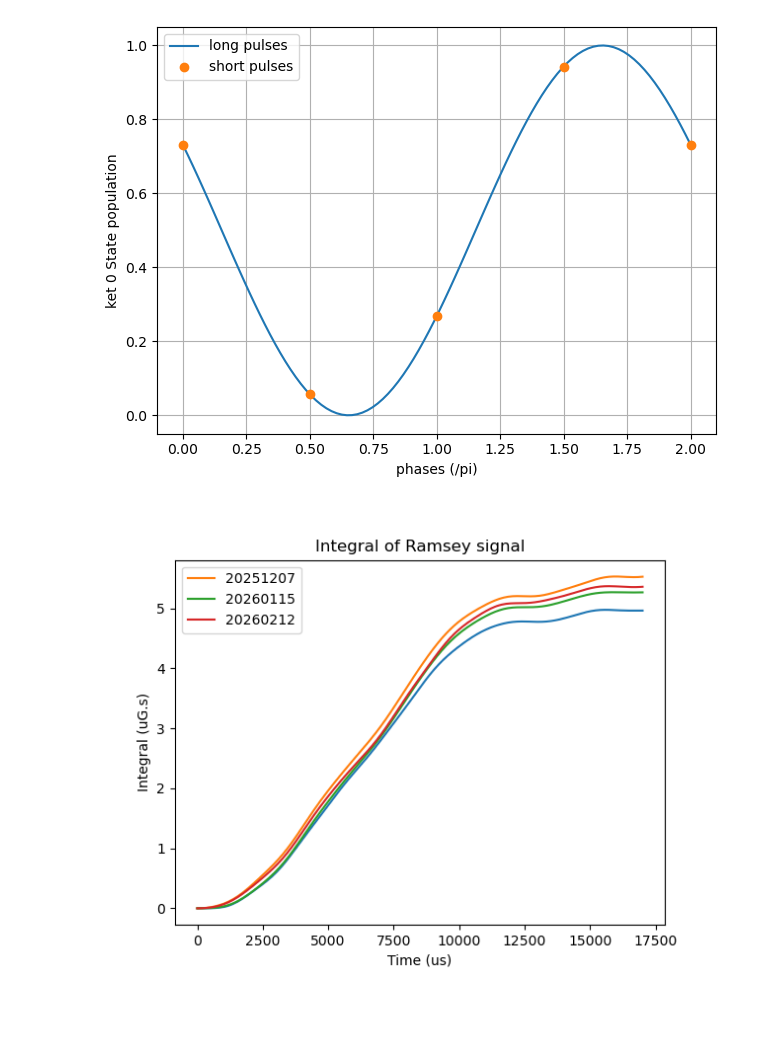
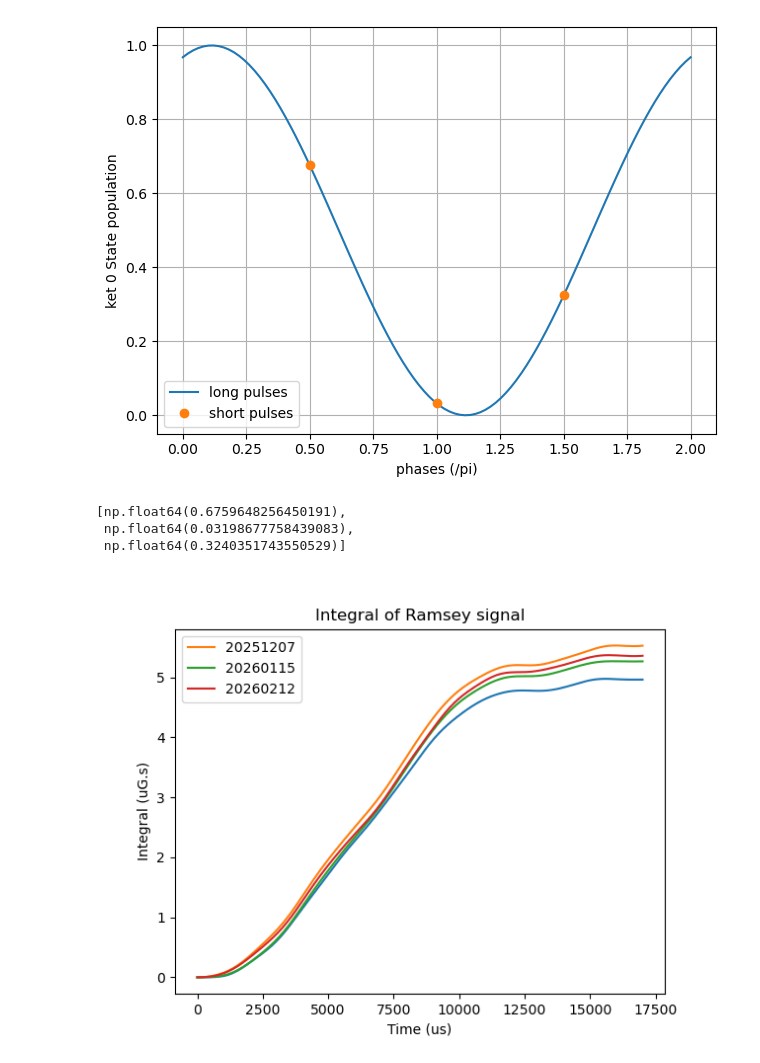
Before and after one commit to GauravTathed/PhD_python_scripts, a Jupyter notebook: Fast_Ramsey_calibrations/Fast_bussed_ramsey_calibrations.ipynb, the cells around one changed output. Cells and saved outputs as stored; diff of their text form; code cells hidden in the pictures; blank space fills up the shorter version.

Commit message:
Uncertainty analysis on bussed ramsey experiments

```diff
--- a/Fast_Ramsey_calibrations/Fast_bussed_ramsey_calibrations.ipynb
+++ b/Fast_Ramsey_calibrations/Fast_bussed_ramsey_calibrations.ipynb
@@ -211,41 +211,47 @@ def bussed_ramsey_pop0(transition_pair, T, delta, ramsey_phase,  pi_time_refs =
     # Initial state |0>
     ket0 = np.array([0, 1, 0], dtype=complex)
 
     final_state = U_total @ ket0
     pop0 = np.abs(final_state[1])**2
 
     return pop0
 
 plt.figure()
 phases = np.linspace(0, 2, 100)
 pops_list = []
-det =  -2*np.pi*72
-wait_time = 1000
+det =  -2*np.pi*0
+wait_time = 800
 for ph in phases:
-    pops_list.append(bussed_ramsey_pop0([[0, 3, 1], [0, 2, 0]], wait_time, det, ph, pi_time_refs = [24.17, 38.265, 102.1, 30.527, 38.734], consider_line = True))
+    pops_list.append(bussed_ramsey_pop0([[0, 4, -2], [0, 2, 0]], wait_time, det, ph, pi_time_refs = [24.17, 38.265, 102.1, 30.527, 38.734], consider_line = True))
 
 
 pops_list = np.array(pops_list)
 # display(pops_list)
 plt.plot(phases, pops_list, label = 'long pulses')
 
-det =  -2*np.pi*72
-wait_time = 1000
-phase_list = [0, 0.5, 1, 1.5, 2]
+det =  -2*np.pi*0
+wait_time = 800
+phase_list = [0.5, 1, 1.5]
 ket_data = []
 for ph in phase_list:
-    ket_data.append(bussed_ramsey_pop0([[0, 3, 1], [0, 2, 0]], wait_time, det, ph, pi_time_refs = [24.17, 38.265, 102.1, 30.527, 38.734], consider_line = True))
+    ket_data.append(bussed_ramsey_pop0([[0, 4, -2], [0, 2, 0]], wait_time, det, ph, pi_time_refs = [24.17, 38.265, 102.1, 30.527, 38.734], consider_line = True))
 
 
 plt.plot(phase_list, ket_data, 'o', label = 'short pulses')
 plt.xlabel('phases (/pi)')
 plt.ylabel('ket 0 State population')
 plt.grid()
 plt.legend()
 plt.tight_layout()
 plt.show()
 # %% [output]
-[figure, old version]
+[figure, new version]
+# %%
+ket_data
+# %% [output]
+[np.float64(0.6759648256450191),
+ np.float64(0.03198677758439083),
+ np.float64(0.3240351743550529)]
 # %%
 %matplotlib widget
 # %%
```
Also changed, not shown: 9 other files.
